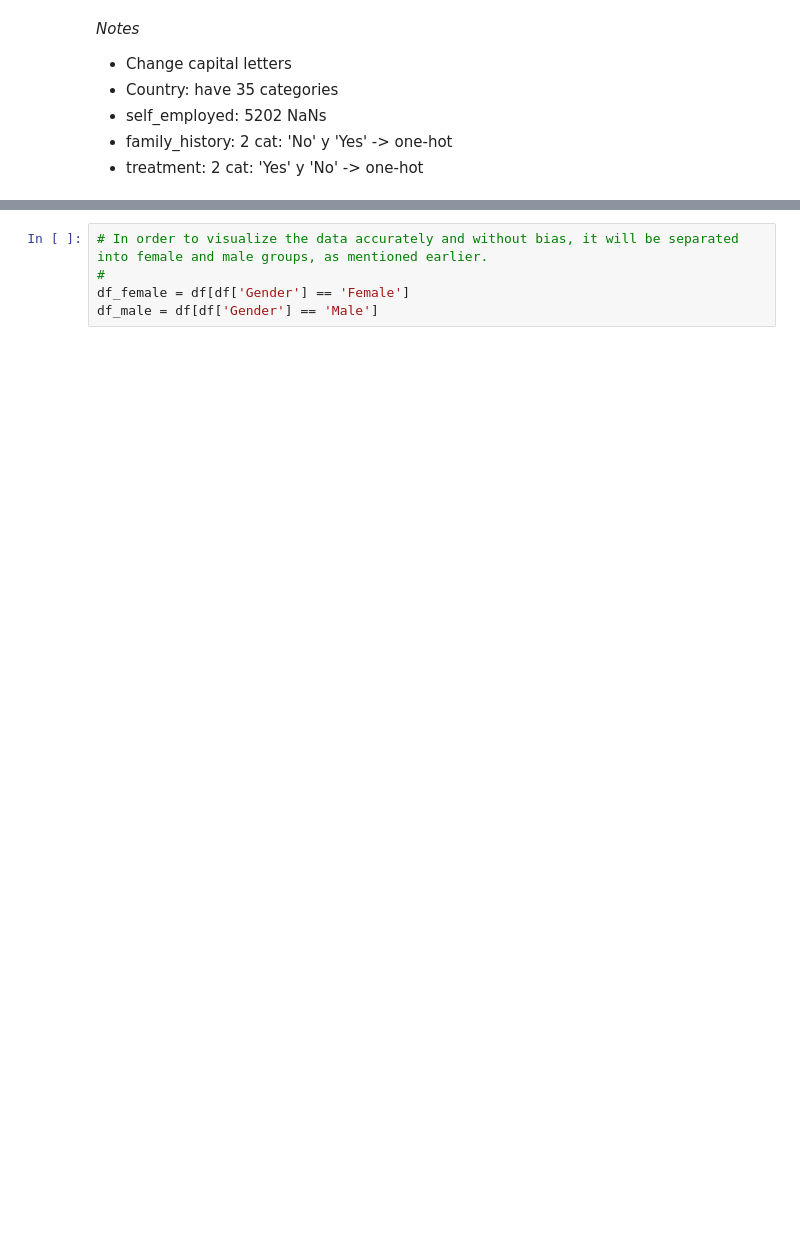
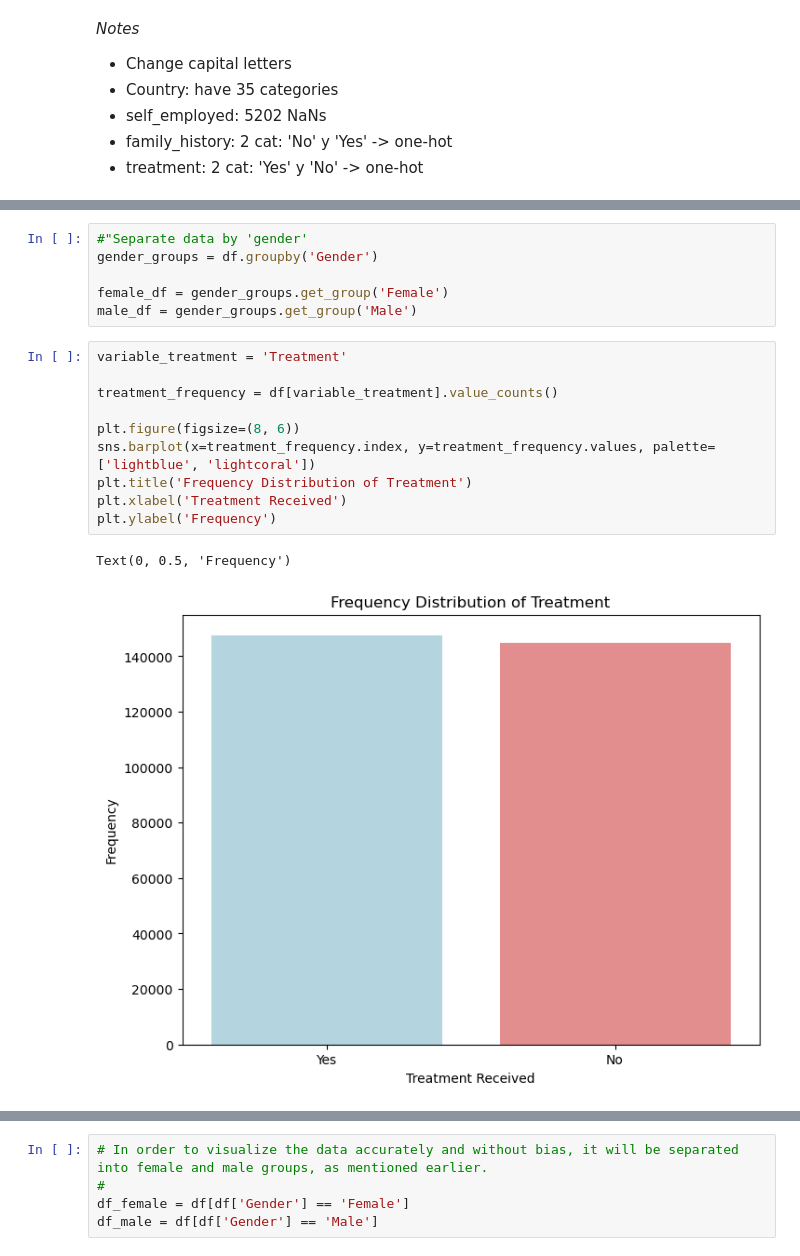
Before and after one commit to celefigs/EDA-milestone-3, a Jupyter notebook: Mental-Health- EDA.ipynb, the cells around one changed output, grey strips where cells are left out. Saved outputs shown, nothing was run; the diff lists cells and outputs as text; blank space fills up the shorter version.

```diff
--- a/Mental-Health- EDA.ipynb
+++ b/Mental-Health- EDA.ipynb
@@ -173,0 +120,19 @@ plt.show()
+# %%
+#"Separate data by 'gender'
+gender_groups = df.groupby('Gender')
+
+female_df = gender_groups.get_group('Female')
+male_df = gender_groups.get_group('Male')
+# %%
+variable_treatment = 'Treatment'
+
+treatment_frequency = df[variable_treatment].value_counts()
+
+plt.figure(figsize=(8, 6))
+sns.barplot(x=treatment_frequency.index, y=treatment_frequency.values, palette=['lightblue', 'lightcoral'])
+plt.title('Frequency Distribution of Treatment')
+plt.xlabel('Treatment Received')
+plt.ylabel('Frequency')
+# %% [output]
+Text(0, 0.5, 'Frequency')
+[figure, added]
```
Also changed, not shown: parts of 18 cells of this notebook.
